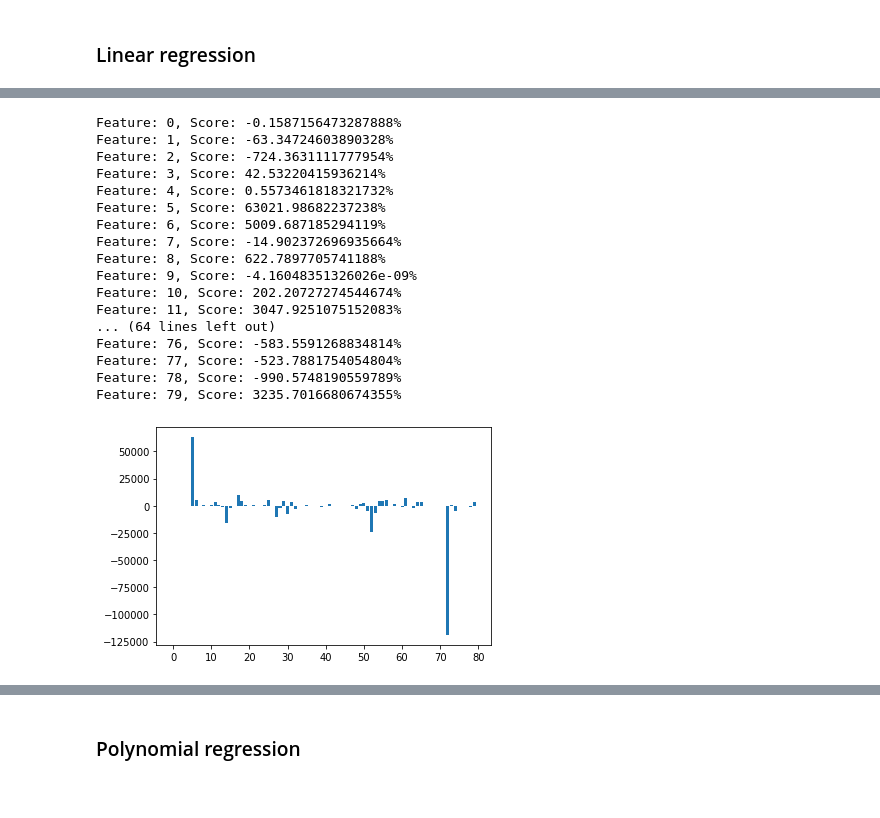
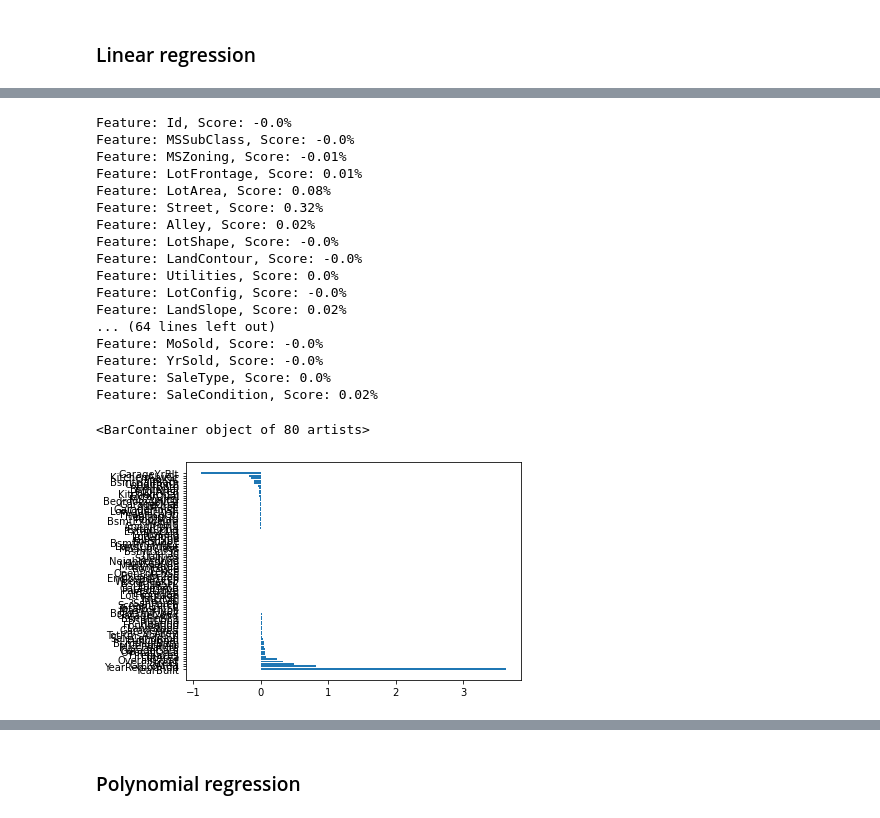
Before and after one commit to m-cheicki/ESILV_Advance_ML, a Jupyter notebook: CHEICKISMAIL_A5_DIA3_PW2_Model-Optimisation.ipynb, the cells around one changed output, grey strips where cells are left out. Drawn from its saved outputs; the diff is of its cells as text; code cells hidden in the pictures.

```diff
--- a/CHEICKISMAIL_A5_DIA3_PW2_Model-Optimisation.ipynb
+++ b/CHEICKISMAIL_A5_DIA3_PW2_Model-Optimisation.ipynb
@@ -189,27 +202,33 @@ importance = lr.coef_
+# %%
+importance_info = list(zip(X_train.columns, importance))
 # %%
 # summarize feature importance
-for i,v in enumerate(importance):
-	print(f'Feature: {i}, Score: {v}%')
-
-# plot feature importance
-pyplot.bar([x for x in range(len(importance))], importance)
-pyplot.show()
+for importance in importance_info:
+	print(f'Feature: {importance[0]}, Score: {round(float(importance[1]), 2)}%', flush=True)
 # %% [output]
-Feature: 0, Score: -0.1587156473287888%
-Feature: 1, Score: -63.34724603890328%
-Feature: 2, Score: -724.3631111777954%
-Feature: 3, Score: 42.53220415936214%
-Feature: 4, Score: 0.5573461818321732%
-Feature: 5, Score: 63021.98682237238%
-Feature: 6, Score: 5009.687185294119%
-Feature: 7, Score: -14.902372696935664%
-Feature: 8, Score: 622.7897705741188%
-Feature: 9, Score: -4.16048351326026e-09%
-Feature: 10, Score: 202.20727274544674%
-Feature: 11, Score: 3047.9251075152083%
+Feature: Id, Score: -0.0%
+Feature: MSSubClass, Score: -0.0%
+Feature: MSZoning, Score: -0.01%
+Feature: LotFrontage, Score: 0.01%
+Feature: LotArea, Score: 0.08%
+Feature: Street, Score: 0.32%
+Feature: Alley, Score: 0.02%
+Feature: LotShape, Score: -0.0%
+Feature: LandContour, Score: -0.0%
+Feature: Utilities, Score: 0.0%
+Feature: LotConfig, Score: -0.0%
+Feature: LandSlope, Score: 0.02%
 ... (64 lines left out)
-Feature: 76, Score: -583.5591268834814%
-Feature: 77, Score: -523.7881754054804%
-Feature: 78, Score: -990.5748190559789%
-Feature: 79, Score: 3235.7016680674355%
+Feature: MoSold, Score: -0.0%
+Feature: YrSold, Score: -0.0%
+Feature: SaleType, Score: 0.0%
+Feature: SaleCondition, Score: 0.02%
-[figure, removed]
+# %%
+# plot feature importance
+df_importance = pd.DataFrame(importance_info, columns=["Feature", "Importance"])
+sorted_importance = df_importance.sort_values('Importance', ascending=False)
+# %%
+pyplot.barh(sorted_importance.Feature, sorted_importance.Importance)
+# %% [output]
+<BarContainer object of 80 artists>
+[figure, added]
```
Also changed, not shown: parts of 12 cells of this notebook.
